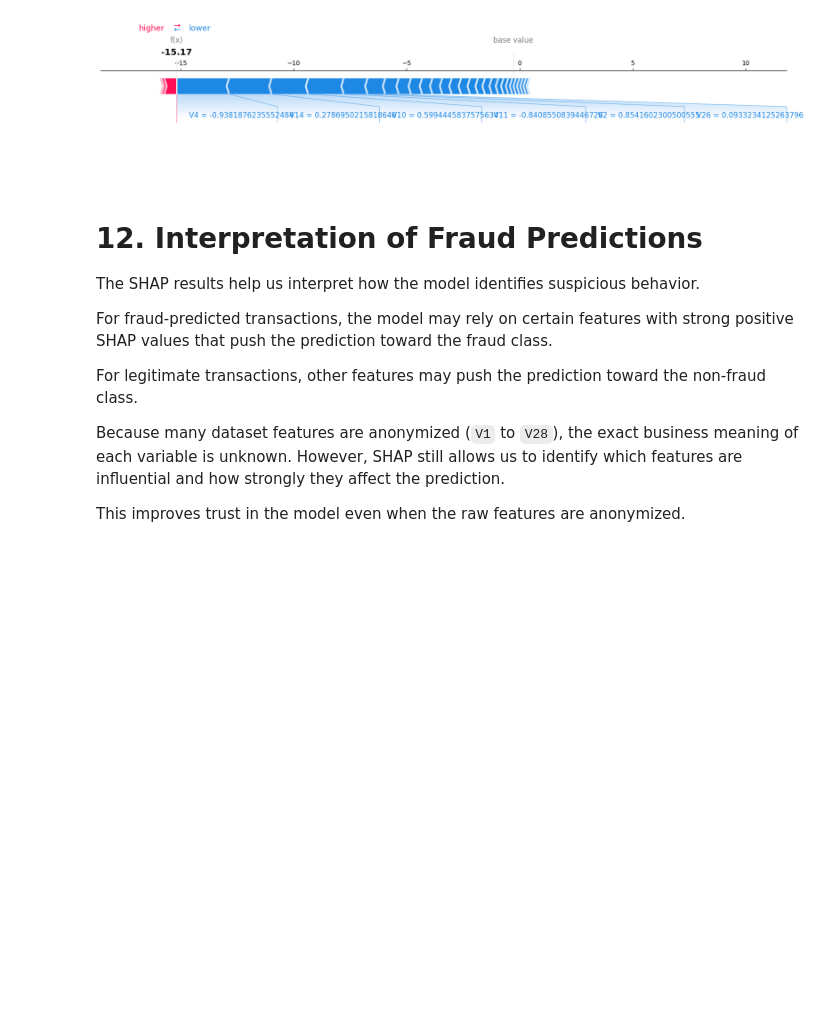
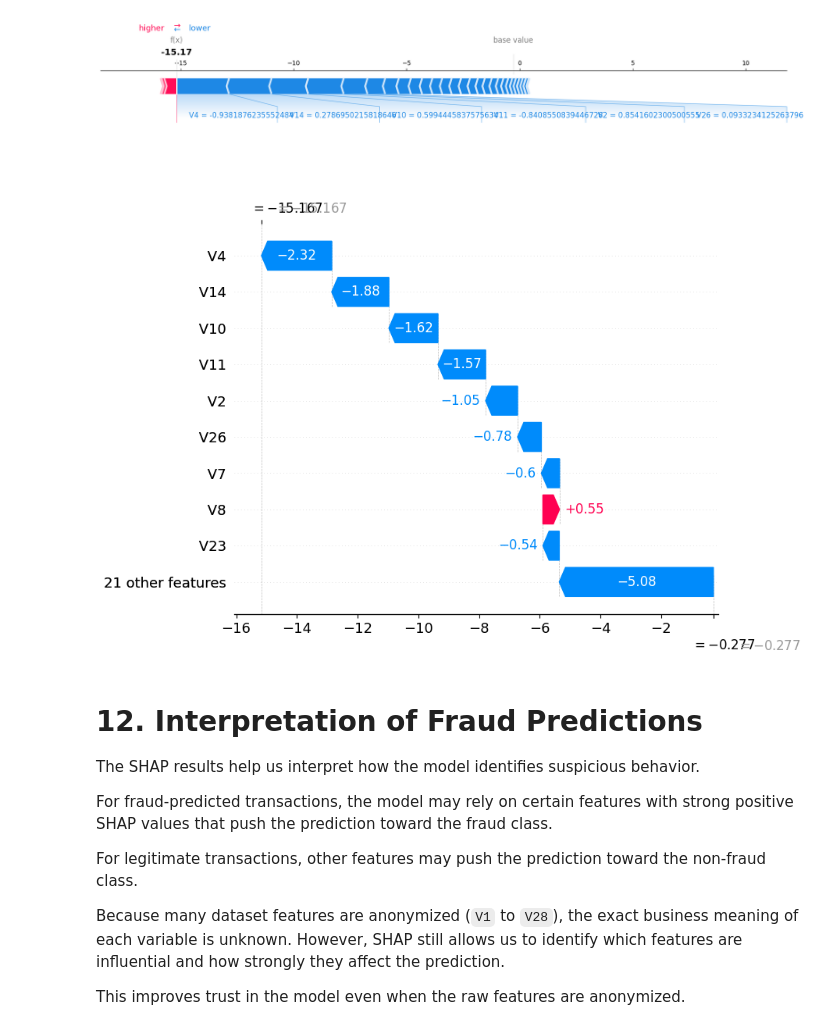
Before and after one commit to monireach2480/Credit-Card-Fraud-Detection, a Jupyter notebook: notebooks/05_evaluation_explainability.ipynb, the cells around one changed output. Cells and saved outputs as stored; diff of their text form; code cells hidden in the pictures; blank space fills up the shorter version.

```diff
--- a/notebooks/05_evaluation_explainability.ipynb
+++ b/notebooks/05_evaluation_explainability.ipynb
@@ -238,7 +238,7 @@ SHAP is based on Shapley values from cooperative game theory and provides both:
 
 SHAP is particularly useful in fraud detection because financial systems require transparency, trust, and explainability in decision-making.
 # %%
-explainer = shap.TreeExplainer(best_xgb_model)
+explainer = shap.TreeExplainer(final_xgb_model)
 shap_values = explainer.shap_values(X_test_scaled)
 # %% [markdown]
 # 10. Global Feature Importance with SHAP
@@ -348,6 +348,14 @@ shap.force_plot(
 )
 # %% [output]
 [figure]
+# %%
+shap.plots._waterfall.waterfall_legacy(
+    explainer.expected_value,
+    shap_values[sample_normal_index],
+    X_test_scaled.iloc[sample_normal_index]
+)
+# %% [output]
+[figure, added]
 # %% [markdown]
 # 12. Interpretation of Fraud Predictions
 
```
Also changed, not shown: parts of 11 cells of this notebook, 3 other files.
